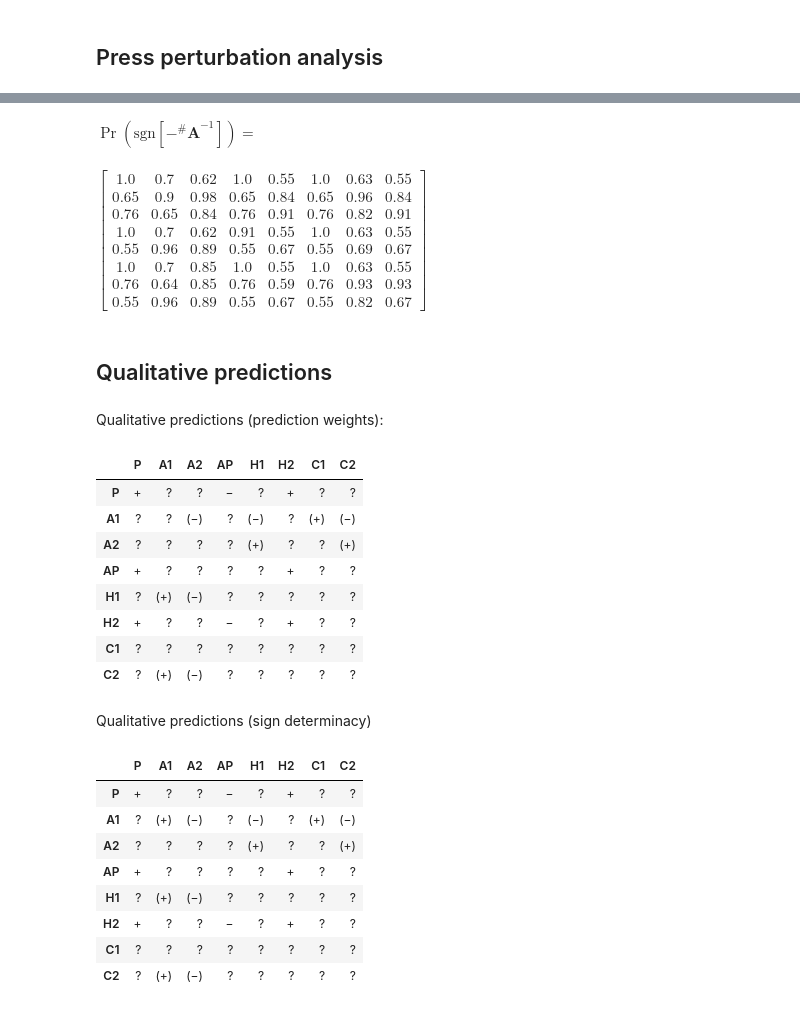
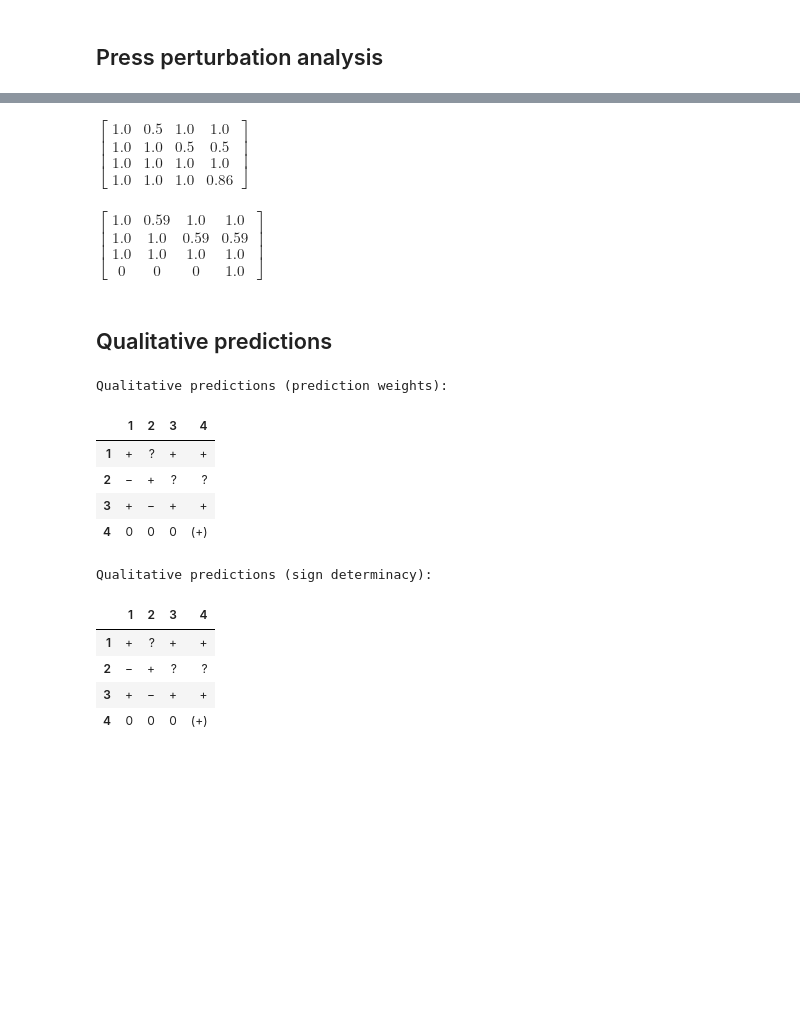
Before and after one commit to jaydenhyman/qmm, a Jupyter notebook: qmm.ipynb, the cells around one changed output, grey strips where cells are left out. Cells and saved outputs as stored; diff of their text form; code cells hidden in the pictures; blank space fills up the shorter version.

```diff
--- a/qmm.ipynb
+++ b/qmm.ipynb
@@ -23,11 +22,0 @@ Reference: Hulot, F.D., Lacroix, G., Lescher-Moutoué, F., Loreau, M., 2000. Fun
-# %%
-#@title Python package and dependencies
-from qmm import *
-import sympy as sp
-import pandas as pd
-from IPython.display import display, Markdown, Math
-sp.init_printing(use_latex='mathjax', mat_symbol_style='bold')
-pd.set_option('display.max_columns', None)
-pd.set_option('display.max_rows', None)
-pd.set_option('display.max_colwidth', None)
-pd.set_option('display.width', None)
@@ -34,6 +26,7 @@ pd.set_option('display.width', None)
 # %% [markdown]
 ## Model structure
 # %%
-G = import_digraph("test/mesocosm.json")
-display(Math(r'^{\circ}\mathbf{A} = ' + sp.latex(create_matrix(G, form='signed'))))
+G = import_digraph("test/snowshoe-hare-extended.json")
+G = define_state_space(G)
+create_matrix(G, form='signed')
 # %% [output]
@@ -92,3 +73,3 @@ display(Markdown(conditional_stability(G).to_markdown(index=False)))
 # %%
-display(Markdown(simulation_stability(G, n_sim=10000).to_markdown(index=False)))
+simulation_stability(G, n_sim=10000)
 # %% [output]
@@ -124,38 +97,32 @@ $\displaystyle \left[\begin{matrix}1.0 & 0.63 & 0.6 & 1.0 & 0.5 & 1.0 & 0.67 & 0
+# %%
+sign_determinacy_matrix(G, method='average', as_nan=False, as_abs=True).evalf(2)
+# %% [output]
+$\displaystyle \left[\begin{matrix}1.0 & 0.5 & 1.0 & 1.0\\1.0 & 1.0 & 0.5 & 0.5\\1.0 & 1.0 & 1.0 & 1.0\\1.0 & 1.0 & 1.0 & 0.86\end{matrix}\right]$
 # %%
-display(Math(r'\Pr\left(\text{sgn}\left[-{^\#\mathbf{A}}^{-1}\right]\right) = '))
-numerical_simulations(G, n_sim=10000, dist="uniform", as_abs=True).evalf(2)
+numerical_simulations(G, n_sim=10000, dist="uniform", as_nan=False, as_abs=True).evalf(2)
 # %% [output]
-$\displaystyle \Pr\left(\text{sgn}\left[-{^\#\mathbf{A}}^{-1}\right]\right) = $
+$\displaystyle \left[\begin{matrix}1.0 & 0.59 & 1.0 & 1.0\\1.0 & 1.0 & 0.59 & 0.59\\1.0 & 1.0 & 1.0 & 1.0\\0 & 0 & 0 & 1.0\end{matrix}\right]$
-$\displaystyle \left[\begin{matrix}1.0 & 0.7 & 0.62 & 1.0 & 0.55 & 1.0 & 0.63 & 0.55\\0.65 & 0.9 & 0.98 & 0.65 & 0.84 & 0.65 & 0.96 & 0.84\\0.76 & 0.65 & 0.84 & 0.76 & 0.91 & 0.76 & 0.82 & 0.91\\1.0 & 0.7 & 0.62 & 0.91 & 0.55 & 1.0 & 0.63 & 0.55\\0.55 & 0.96 & 0.89 & 0.55 & 0.67 & 0.55 & 0.69 & 0.67\\1.0 & 0.7 & 0.85 & 1.0 & 0.55 & 1.0 & 0.63 & 0.55\\0.76 & 0.64 & 0.85 & 0.76 & 0.59 & 0.76 & 0.93 & 0.93\\0.55 & 0.96 & 0.89 & 0.55 & 0.67 & 0.55 & 0.82 & 0.67\end{matrix}\right]$
 # %% [markdown]
 ## Qualitative predictions
 # %%
 index, columns = get_nodes(G, 'state'), get_nodes(G, 'state')
-display(Markdown("Qualitative predictions (prediction weights):"))
+print("Qualitative predictions (prediction weights):")
 table_of_predictions(weighted_predictions_matrix(G), t1=0.5, t2=1, index=index, columns=columns)
 # %% [output]
-Qualitative predictions (prediction weights):
+Qualitative predictions (prediction weights):
-|  | P | A1 | A2 | AP | H1 | H2 | C1 | C2 |
-| P | + | ? | ? | − | ? | + | ? | ? |
-| A1 | ? | ? | (−) | ? | (−) | ? | (+) | (−) |
-| A2 | ? | ? | ? | ? | (+) | ? | ? | (+) |
-| AP | + | ? | ? | ? | ? | + | ? | ? |
-| H1 | ? | (+) | (−) | ? | ? | ? | ? | ? |
-| H2 | + | ? | ? | − | ? | + | ? | ? |
-| C1 | ? | ? | ? | ? | ? | ? | ? | ? |
-| C2 | ? | (+) | (−) | ? | ? | ? | ? | ? |
+|  | 1 | 2 | 3 | 4 |
+| 1 | + | ? | + | + |
+| 2 | − | + | ? | ? |
+| 3 | + | − | + | + |
+| 4 | 0 | 0 | 0 | (+) |
 # %%
-display(Markdown("Qualitative predictions (sign determinacy)"))
+print("Qualitative predictions (sign determinacy):")
 table_of_predictions(sign_determinacy_matrix(G), t1=0.8, t2=1, index=index, columns=columns)
 # %% [output]
-Qualitative predictions (sign determinacy)
+Qualitative predictions (sign determinacy):
-|  | P | A1 | A2 | AP | H1 | H2 | C1 | C2 |
-| P | + | ? | ? | − | ? | + | ? | ? |
-| A1 | ? | (+) | (−) | ? | (−) | ? | (+) | (−) |
-| A2 | ? | ? | ? | ? | (+) | ? | ? | (+) |
-| AP | + | ? | ? | ? | ? | + | ? | ? |
-| H1 | ? | (+) | (−) | ? | ? | ? | ? | ? |
-| H2 | + | ? | ? | − | ? | + | ? | ? |
-| C1 | ? | ? | ? | ? | ? | ? | ? | ? |
-| C2 | ? | (+) | (−) | ? | ? | ? | ? | ? |
+|  | 1 | 2 | 3 | 4 |
+| 1 | + | ? | + | + |
+| 2 | − | + | ? | ? |
+| 3 | + | − | + | + |
+| 4 | 0 | 0 | 0 | (+) |
 # %%
```
Also changed, not shown: parts of 102 cells of this notebook, 16 other files.
